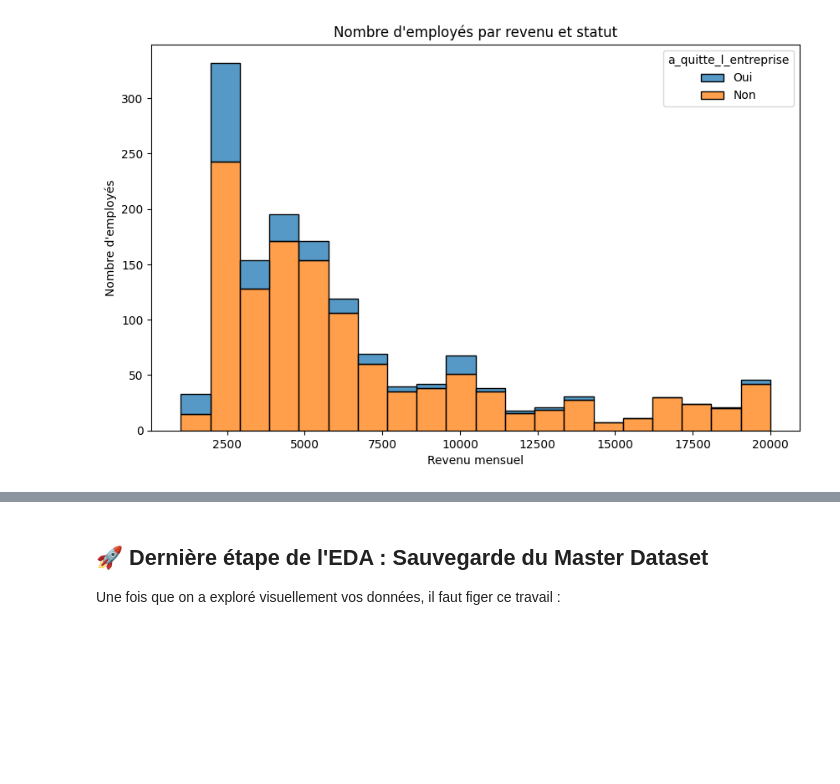
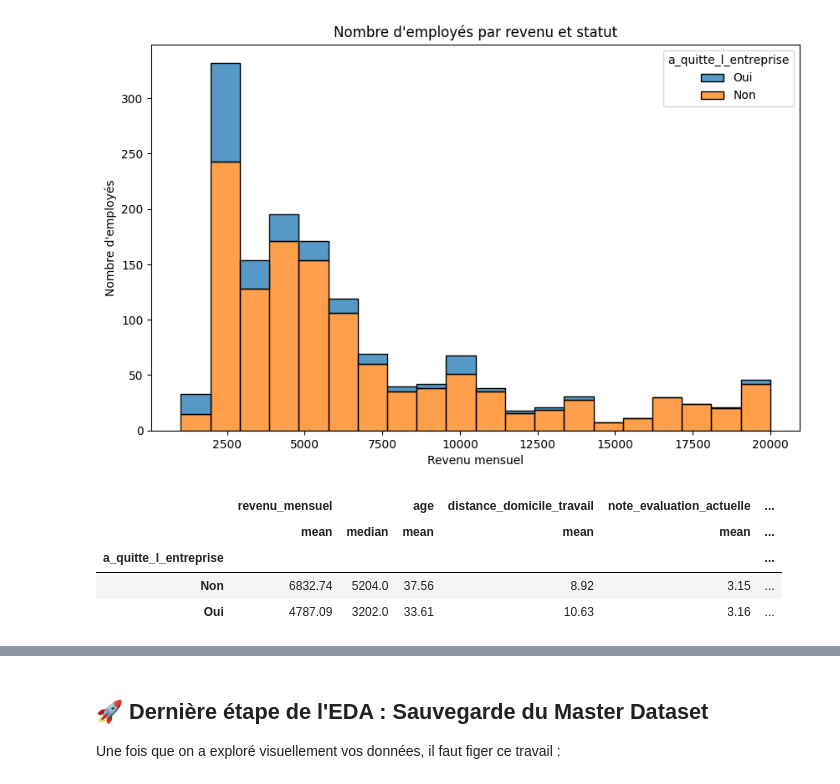
Before and after one commit to racemartin/m4_ocr, a Jupyter notebook: notebooks/01_RC_EDA_Nettoyage.ipynb, the cells around one changed output, grey strips where cells are left out. Cells and saved outputs as stored; diff of their text form; code cells hidden in the pictures; blank space fills up the shorter version.

```diff
--- a/notebooks/01_RC_EDA_Nettoyage.ipynb
+++ b/notebooks/01_RC_EDA_Nettoyage.ipynb
@@ -344,3 +413,20 @@ plt.xlabel('Revenu mensuel')
 plt.show()
 # %% [output]
 [figure]
+# %%
+# Groupe par Attrition pour comparer les moyennes
+stats_compare = df_merged.groupby('a_quitte_l_entreprise').agg({
+    'revenu_mensuel': ['mean', 'median'],
+    'age': 'mean',
+    'distance_domicile_travail': 'mean',
+    'note_evaluation_actuelle': 'mean',
+    'satisfaction_employee_environnement': 'mean'
+}).round(2)
+
+display(stats_compare)
+# %% [output]
+|  | revenu_mensuel |  | age | distance_domicile_travail | note_evaluation_actuelle | ... |
+|  | mean | median | mean | mean | mean | ... |
+| a_quitte_l_entreprise |  |  |  |  |  | ... |
+| Non | 6832.74 | 5204.0 | 37.56 | 8.92 | 3.15 | ... |
+| Oui | 4787.09 | 3202.0 | 33.61 | 10.63 | 3.16 | ... |
```
Also changed, not shown: parts of 18 cells of this notebook, 25 other files.
